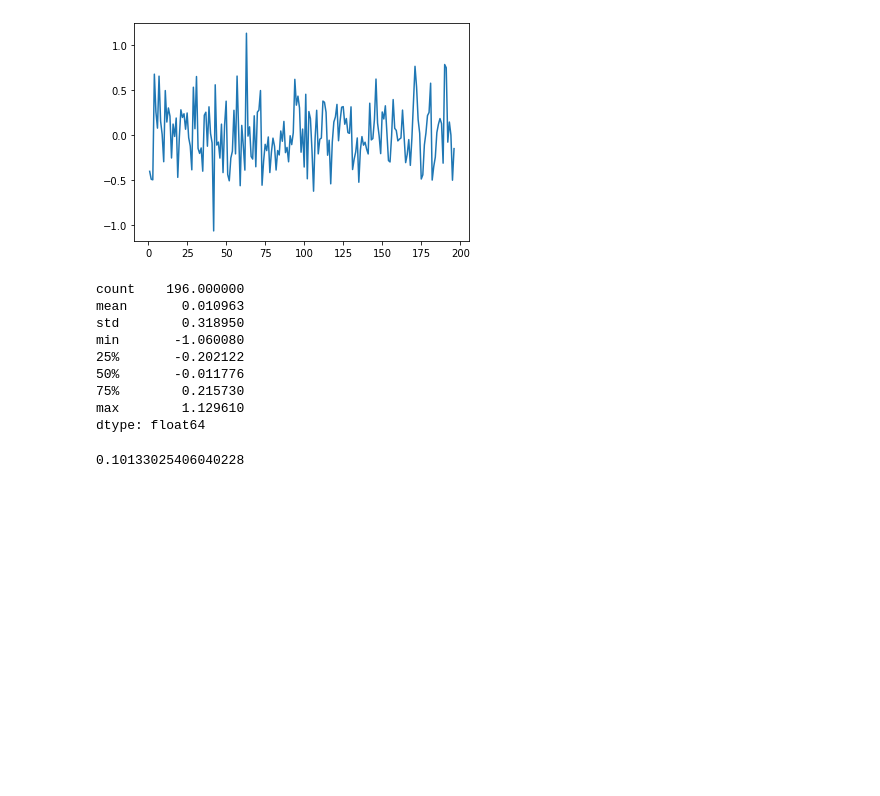
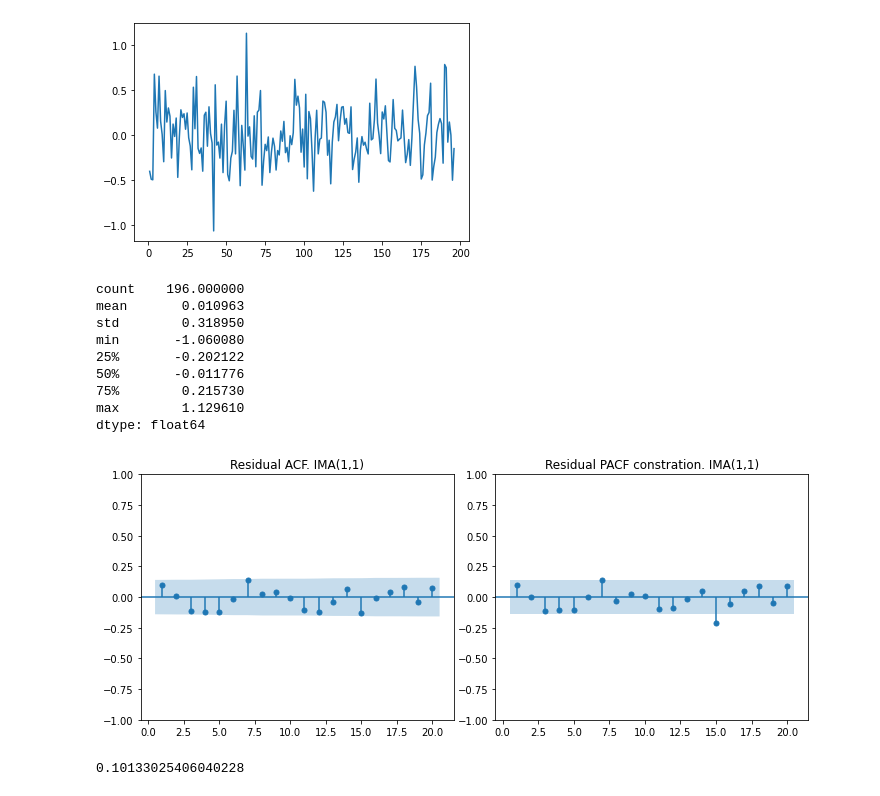
Before and after one commit to bub3690/22-2_TimeSeries, a Jupyter notebook: final_project.ipynb, the cells around one changed output. Cells and saved outputs as stored; diff of their text form; code cells hidden in the pictures; blank space fills up the shorter version.

```diff
--- a/final_project.ipynb
+++ b/final_project.ipynb
@@ -150,6 +166,32 @@ min       -1.060080
 75%        0.215730
 max        1.129610
 dtype: float64
+# %%
+# acf, pacf
+import statsmodels.graphics.tsaplots as sgt
+
+## Close
+fig = plt.figure(figsize=(10,4))
+ax1 = fig.add_subplot(1, 2, 1)
+ax2 = fig.add_subplot(1, 2, 2)
+fig.tight_layout()
+
+sgt.plot_acf(residuals.dropna(), lags = 20, zero = False, ax=ax1)
+ax1.set_title("Residual ACF. IMA(1,1)")
+
+
+sgt.plot_pacf(residuals.dropna(), lags = 20, zero = False, method = ('ols'), ax=ax2)
+ax2.set_title("Residual PACF constration. IMA(1,1)")
+
+plt.savefig("./data1_IMA_RESID_ACF_PACF.png")
+
+
+
+
+#12에서 acf와 pacf가 상승한것을 볼 수 있다.
+#따라서, s=12 seasonal order (0,1,1) 모델을 적합한다.
+# %% [output]
+[figure, added]
 # %%
 np.mean(np.square(residuals))
 # %% [output]
```
Also changed, not shown: parts of 40 cells of this notebook, 13 other files.
